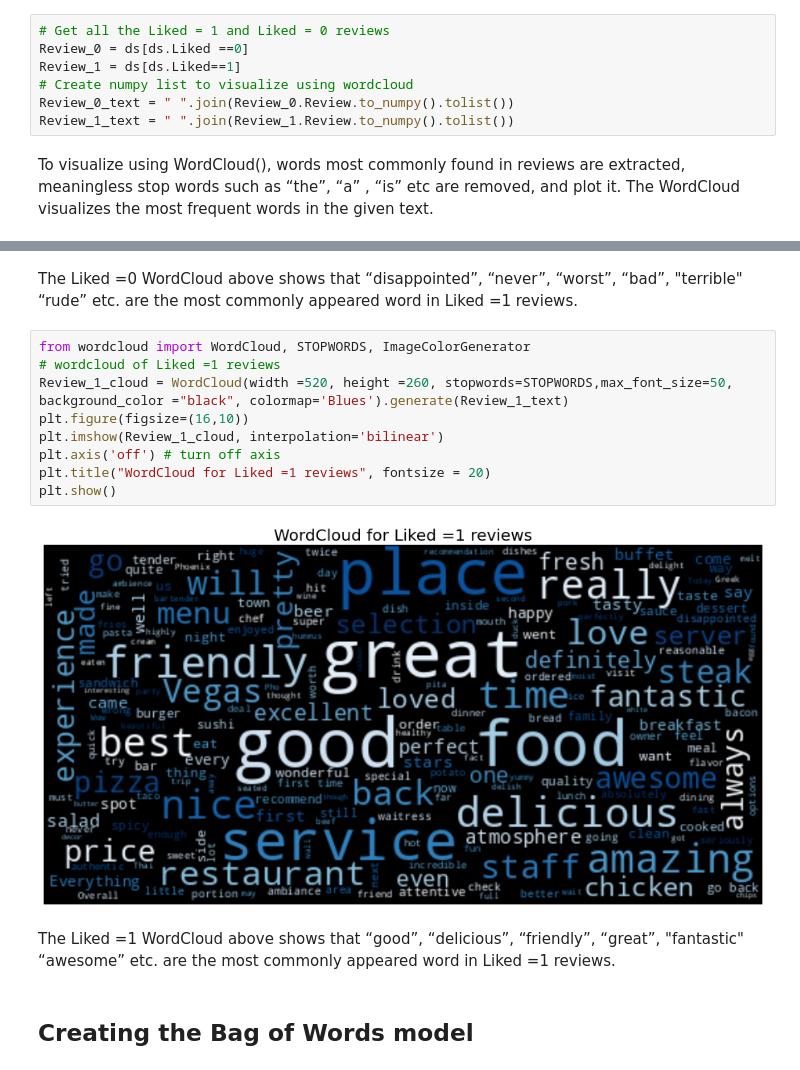
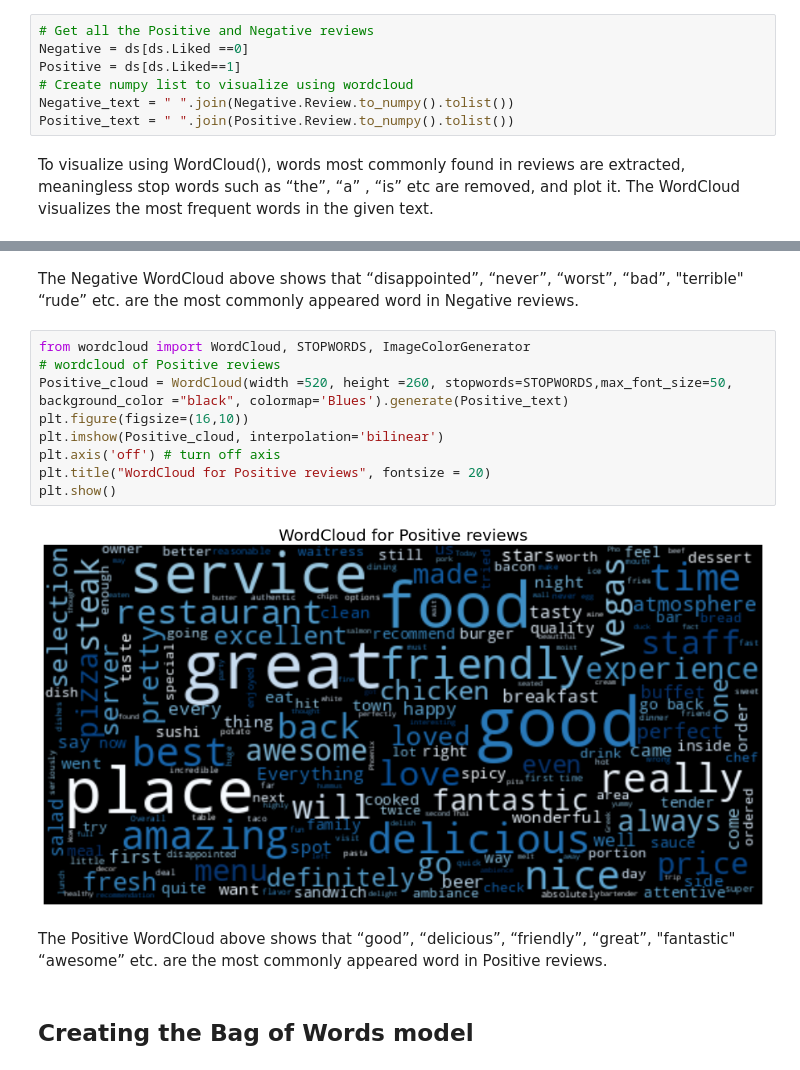
Before and after one commit to RiniChristy/Machine-Learning, a Jupyter notebook: natural-language-processing-restaurant-review.ipynb, the cells around one changed output, grey strips where cells are left out. Cells and saved outputs as stored; diff of their text form.

Commit message:
Kaggle Notebook | Natural Language Processing: Restaurant Review | Version 2

```diff
--- a/natural-language-processing-restaurant-review.ipynb
+++ b/natural-language-processing-restaurant-review.ipynb
@@ -53,10 +53,10 @@ Explore the data by label groups by creating a WordCloud. First, create a separa
 # %%
-# Get all the Liked = 1 and Liked = 0 reviews
-Review_0 = ds[ds.Liked ==0]
-Review_1 = ds[ds.Liked==1]
+# Get all the Positive and Negative reviews
+Negative = ds[ds.Liked ==0]
+Positive = ds[ds.Liked==1]
 # Create numpy list to visualize using wordcloud
-Review_0_text = " ".join(Review_0.Review.to_numpy().tolist())
-Review_1_text = " ".join(Review_1.Review.to_numpy().tolist())
+Negative_text = " ".join(Negative.Review.to_numpy().tolist())
+Positive_text = " ".join(Positive.Review.to_numpy().tolist())
 # %% [markdown]
 To visualize using WordCloud(), words most commonly found in reviews are extracted, meaningless stop words such as “the”, “a” , “is” etc are removed, and plot it. The WordCloud visualizes the most frequent words in the given text.
 # %%
@@ -73,18 +73,18 @@ plt.show()
 # %% [markdown]
-The Liked =0 WordCloud above shows that “disappointed”, “never”, “worst”, “bad”, "terrible" “rude” etc. are the most commonly appeared word in Liked =1 reviews.
+The Negative WordCloud above shows that “disappointed”, “never”, “worst”, “bad”, "terrible" “rude” etc. are the most commonly appeared word in Negative reviews.
 # %%
 from wordcloud import WordCloud, STOPWORDS, ImageColorGenerator
-# wordcloud of Liked =1 reviews
-Review_1_cloud = WordCloud(width =520, height =260, stopwords=STOPWORDS,max_font_size=50, background_color ="black", colormap='Blues').generate(Review_1_text)
+# wordcloud of Positive reviews
+Positive_cloud = WordCloud(width =520, height =260, stopwords=STOPWORDS,max_font_size=50, background_color ="black", colormap='Blues').generate(Positive_text)
 plt.figure(figsize=(16,10))
-plt.imshow(Review_1_cloud, interpolation='bilinear')
+plt.imshow(Positive_cloud, interpolation='bilinear')
 plt.axis('off') # turn off axis
-plt.title("WordCloud for Liked =1 reviews", fontsize = 20)
+plt.title("WordCloud for Positive reviews", fontsize = 20)
 plt.show()
 # %% [output]
-[figure, old version]
+[figure, new version]
 # %% [markdown]
-The Liked =1 WordCloud above shows that “good”, “delicious”, “friendly”, “great”, "fantastic" “awesome” etc. are the most commonly appeared word in Liked =1 reviews.
+The Positive WordCloud above shows that “good”, “delicious”, “friendly”, “great”, "fantastic" “awesome” etc. are the most commonly appeared word in Positive reviews.
 # %% [markdown]
 ## **Creating the Bag of Words model**
 # %% [markdown]
```
Also changed, not shown: parts of 7 cells of this notebook.
